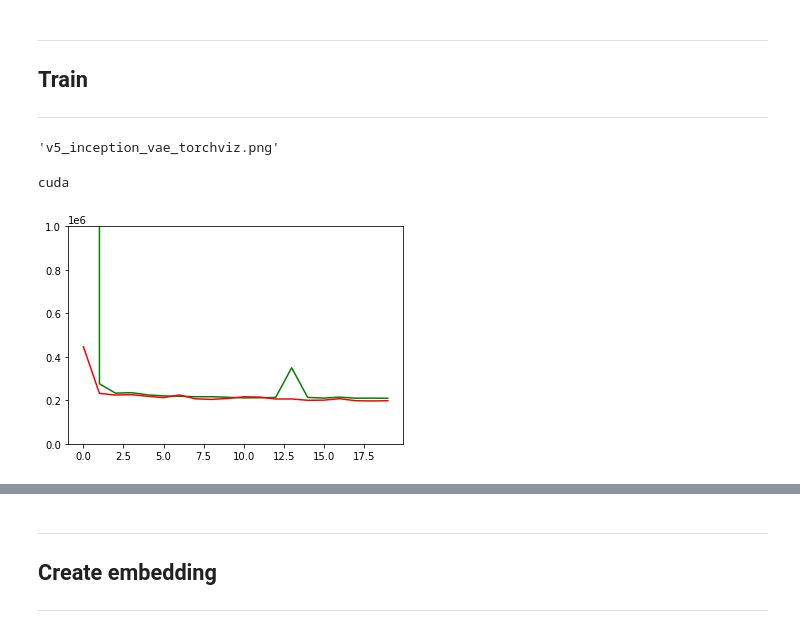
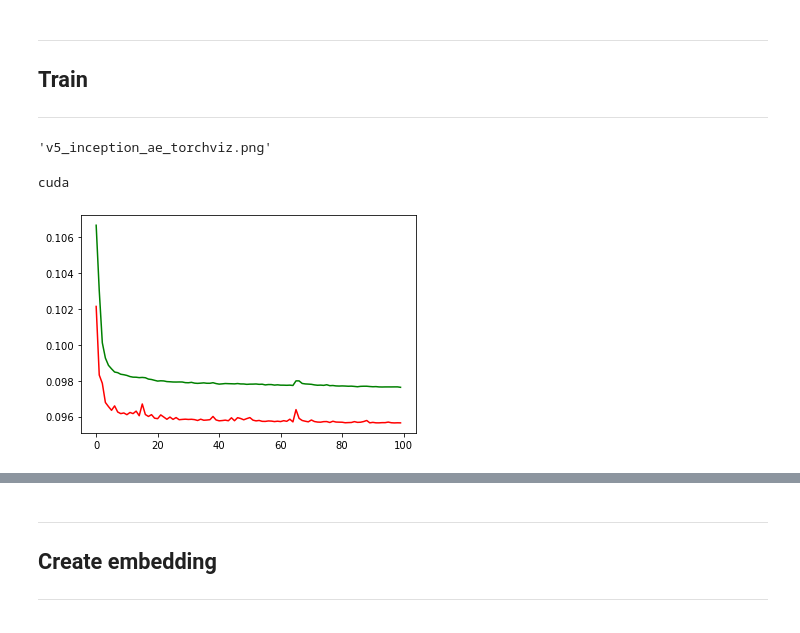
Before and after one commit to doyoung-umich/pj_otaku, a Jupyter notebook: Ryota/Model (v5).ipynb, the cells around one changed output, grey strips where cells are left out. Drawn from its saved outputs; the diff is of its cells as text; code cells hidden in the pictures.

Commit message:
[edit] VAE epochs and v.5 model structures

```diff
--- a/Ryota/Model (v5).ipynb
+++ b/Ryota/Model (v5).ipynb
@@ -379,13 +377,16 @@ plt.plot(val_losses)
 # %%
 # version setting
 version = "v5"
-# %%
-# visualize model
-x = torch.zeros(8, 1, 200, 200, dtype=torch.float, requires_grad=False)
-out = model(x.to(device))
-make_dot(out, params=dict(list(model.named_parameters()))).render(version+"_inception_vae_torchviz", format="png")
-# %% [output]
-'v5_inception_vae_torchviz.png'
+# %%
+# visualize model
+x = torch.zeros(8, 1, 200, 200, dtype=torch.float, requires_grad=False)
+model = AE_Inception(device=device)
+model.train()
+model.to(device)
+out = model(x.to(device))
+make_dot(out, params=dict(list(model.named_parameters()))).render(version+"_inception_ae_torchviz", format="png")
+# %% [output]
+'v5_inception_ae_torchviz.png'
 # %%
 # Putting training and validation into methods
 def train_step(model, train_loader, optimizer, device):
@@ -395,17 +396,15 @@ def train_step(model, train_loader, optimizer, device):
     for counter, (train_img, target_img, _) in enumerate(train_loader, 1):
         train_img = train_img.to(device)
         target_img = target_img.to(device)
-
         optimizer.zero_grad()
-        z, mu, log_var = model(train_img)
-
-        loss = bce_kld_loss(z, target_img, mu, log_var)
+        out = model(train_img)
+        loss = criterion(out, target_img)
         loss.backward()
         optimizer.step()
         running_loss += loss.item()
 
         # clean up
-        del train_img, target_img, z, mu, log_var, loss
+        del train_img, target_img, out
         gc.collect()
 
     avg_loss = running_loss / counter
@@ -420,16 +419,12 @@ def val_step(model, val_loader, device):
         for counter, (train_img, target_img, _) in enumerate(val_loader, 1):
             train_img = train_img.to(device)
             target_img = target_img.to(device)
-
-            # forward
-            z, mu, log_var = model(train_img)
-
-            # calculate loss
-            loss = bce_kld_loss(z, target_img, mu, log_var)
+            out = model(train_img)
+            loss = criterion(out, target_img)
             running_loss += loss.item()
 
             # clean up
-            del train_img, target_img, z, mu, log_var, loss
+            del train_img, target_img, out, loss
             gc.collect()
 
         avg_loss = running_loss / counter
@@ -453,20 +448,25 @@ transform_steps = transforms.Compose([transforms.ToTensor(),
 train_loader, val_loader, all_data_loader = prep_data("../assets/character_images/character_images_grayscale_test",
                                                       transform_steps=transform_steps, train_ratio=0.8, batch_size=8)
 
+
 # initialize again, set to train mode, send models to gpu
 device = "cuda" if torch.cuda.is_available() else "cpu"
 # device = "cpu"
 print(device)
-model = VAE(device=device)
+model = AE_Inception(device=device)
 model.train()
 model.to(device)
 
 # set loss function, optimizer
-vae_params = list(model.parameters())
-optimizer = optim.Adam(vae_params, lr=0.005)
+criterion = nn.MSELoss()
+ae_params = list(model.parameters())
+optimizer = optim.Adam(ae_params, lr=0.005)
+
+# train
+losses = []
 
 # check that it works
-EPOCHS = 20
+EPOCHS = 100
 train_losses = []
 val_losses = []
 min_loss = 1e5
@@ -482,19 +482,19 @@ for epoch in tqdm(range(1, EPOCHS+1)):
 
     # Save the best model
     if val_loss < min_loss:
-        best_vae = copy.deepcopy(model)
-        torch.save(best_vae.state_dict(), "../assets/character_images/models_and_embeddings/vae_model_"+version+".pt")
+        best_model = copy.deepcopy(model)
+        torch.save(best_model.state_dict(), "../assets/character_images/models_and_embeddings/best_model_"+version+".pt")
         min_loss = val_loss
 # %% [output]
 cuda
 # %%
 # plot training & validation losses
 # print(train_losses[0:10])
 plt.plot(train_losses,"g", val_losses, "r")
-plt.ylim(0.0, 1000000)
+# plt.ylim(0.0, 1000000)
 plt.show()
 # %% [output]
-[figure, old version]
+[figure, new version]
 # %%
 # show what the model learned -> look how validation images are now represented by the decoder
 # if the model learned the images well, they should look similar to each other
```
Also changed, not shown: parts of 10 cells of this notebook, 1 other file.
